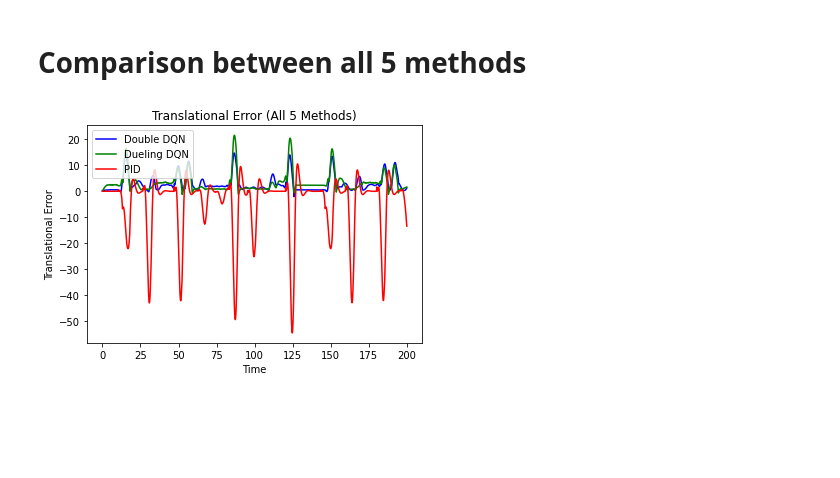
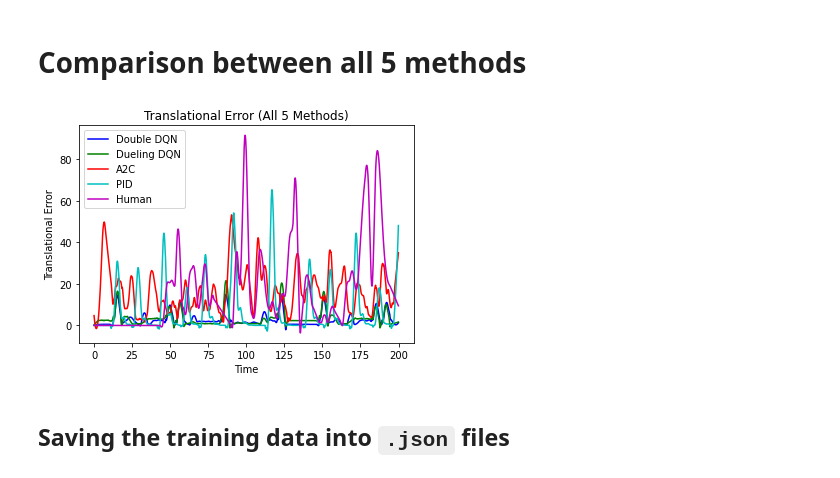
Before and after one commit to waffledood/ME5406-Project2, a Jupyter notebook: comparative-performance.ipynb, the cells around one changed output. Drawn from its saved outputs; the diff is of its cells as text; code cells hidden in the pictures; blank space fills up the shorter version.

Commit message:
Added testing code for Human, error data saving

```diff
--- a/comparative-performance.ipynb
+++ b/comparative-performance.ipynb
@@ -405,0 +438,18 @@ reward: 8.82, info: ['velocity': 9.92, 'd_center': -15.24, 'd_angle': 2.79]
+# %%
+# Translational Error (Human)
+x = np.arange(0, 2000*0.1, 0.1)
+
+colors = ['b', 'g', 'r', 'c', 'm']
+
+for y_idx, y in enumerate(error_list_Human):
+    y = np.array(y)
+
+    # to account for cases when controller ends episode earlier than 2000 steps
+    if len(y) != 2000:
+        y = np.concatenate((y, np.zeros(2000-len(y), dtype='int')))
+    plt.plot(x, y, colors[y_idx % len(colors)])
+
+plt.title("Translational Error (Human)")
+plt.ylabel("Translational Error")
+plt.xlabel("Time")
+plt.show()
@@ -406,25 +458,41 @@ reward: 8.82, info: ['velocity': 9.92, 'd_center': -15.24, 'd_angle': 2.79]
 # %% [markdown]
 # Comparison between all 5 methods
 # %%
+'''
+
+important note:
+each of the error_list_{model} in error_list_main is
+a *list of lists*. This is so users may specify the number
+of testing episodes to run all these models on & whether on the
+same or new environment each episode.
+
+The number of episodes to test for is defined in variable
+
+'''
 
 error_list_main = {
     "Double DQN": error_list_DQN,
     "Dueling DQN": error_list_DDQN,
-    # "A2C": error_list_A2C,
-    "PID": error_list_PID
-    # "Human": error_list_Human
+    "A2C": error_list_A2C,
+    "PID": error_list_PID,
+    "Human": error_list_Human
 }
 
 colors = ['b', 'g', 'r', 'c', 'm']
 
 # for i in range(numTestEpisodes):
 for idx, error_list_key in enumerate(error_list_main):
-    plt.plot(x, savgol_filter(error_list_main[error_list_key][0], 51, 2), colors[idx], label=error_list_key)
+    if error_list_key == "PID":
+        plt.plot(x, savgol_filter(np.abs(error_list_main[error_list_key][0]), 51, 2), colors[idx], label=error_list_key)
+    else:
+        plt.plot(x, savgol_filter(error_list_main[error_list_key][0], 51, 2), colors[idx], label=error_list_key)
 
 plt.title("Translational Error (All 5 Methods)")
 plt.ylabel("Translational Error")
 plt.xlabel("Time")
 plt.legend(loc="upper left")
 plt.show()
 # %% [output]
-[figure, old version]
+[figure, new version]
+# %% [markdown]
+## Saving the training data into `.json` files
```
Also changed, not shown: parts of 14 cells of this notebook.
